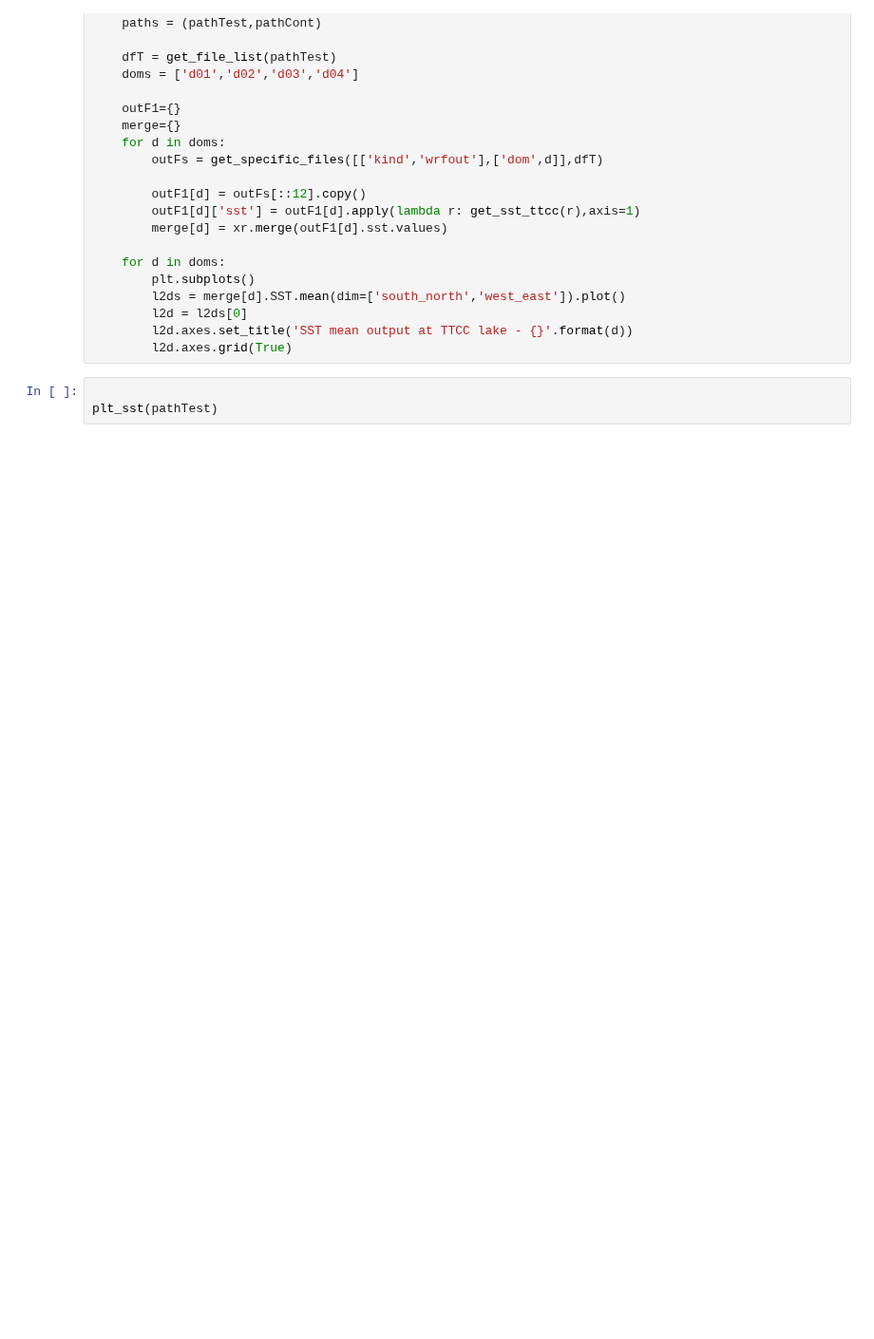
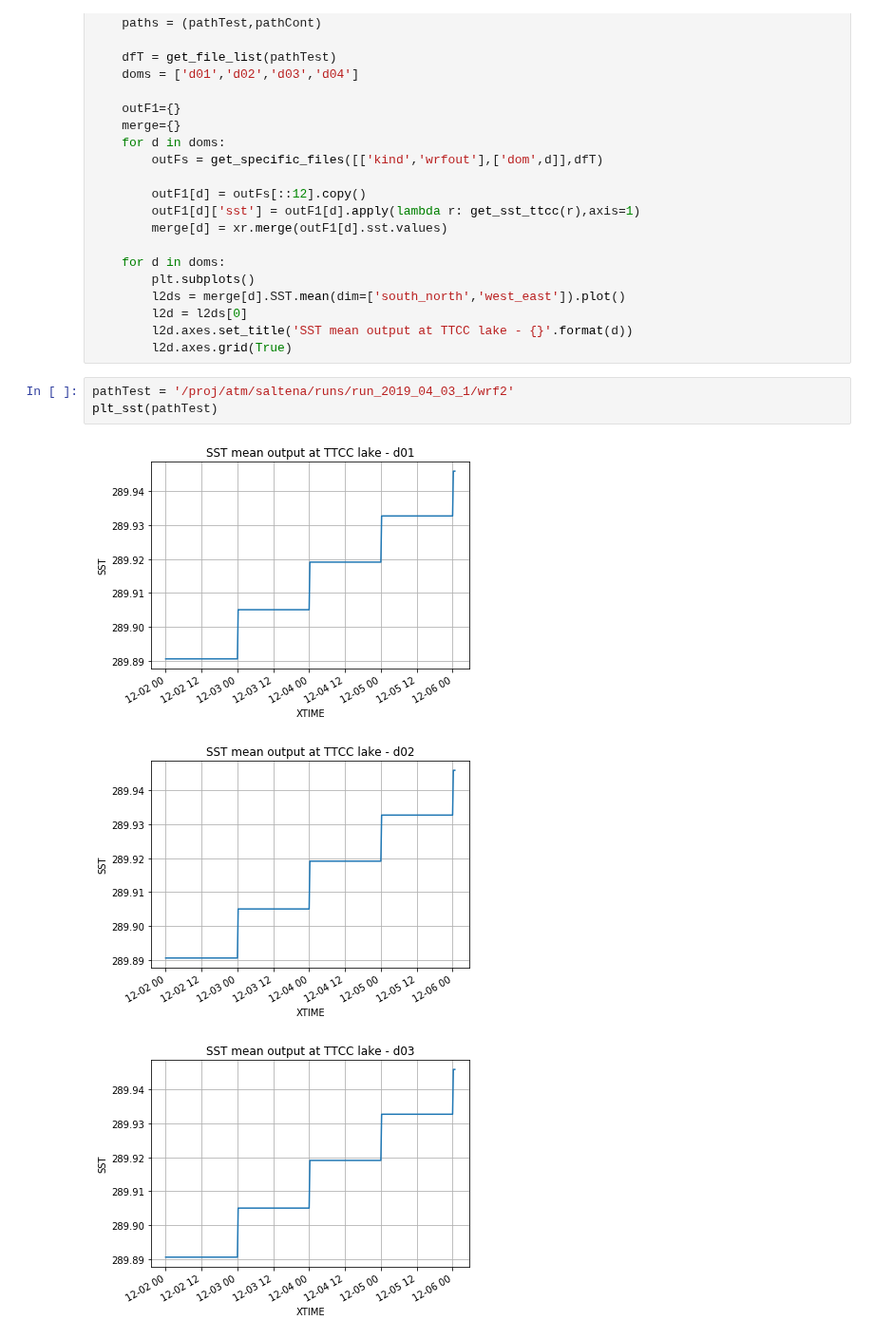
Before and after one commit to daliagachc/wrf_management, a Jupyter notebook: wrf_management/plot/sst_check/checkSST_plot.ipynb, the cells around one changed output. Shown at 95% size. Cells and saved outputs as stored; diff of their text form; blank space fills up the shorter version.

```diff
--- a/wrf_management/plot/sst_check/checkSST_plot.ipynb
+++ b/wrf_management/plot/sst_check/checkSST_plot.ipynb
@@ -25,6 +25,10 @@ def plt_sst(pathTest):
         l2d = l2ds[0]
         l2d.axes.set_title('SST mean output at TTCC lake - {}'.format(d))
         l2d.axes.grid(True)
-# %%
-
-plt_sst(pathTest)
+# %%
+pathTest = '/proj/atm/saltena/runs/run_2019_04_03_1/wrf2'
+plt_sst(pathTest)
+# %% [output]
+[figure, added]
+[figure, added]
+[figure, added]
```
Also changed, not shown: parts of 2 cells of this notebook, 1 other file.
